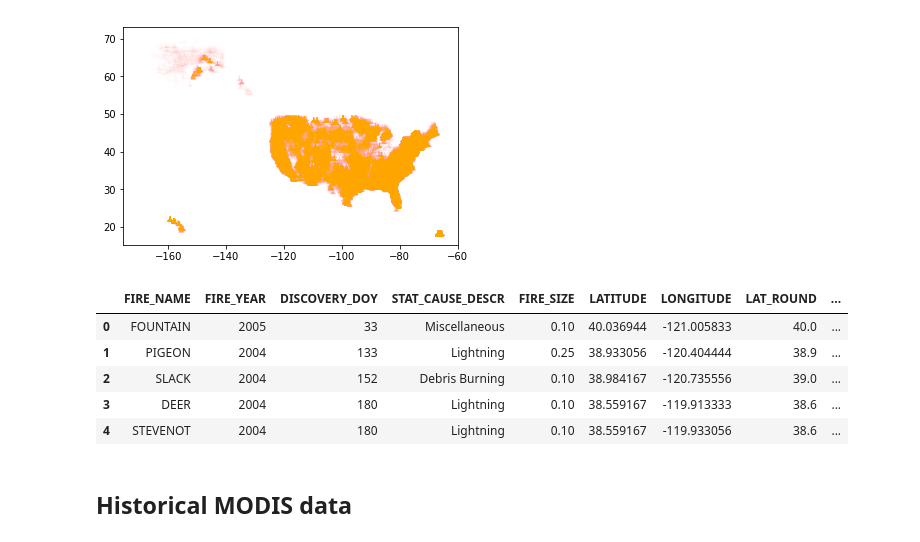
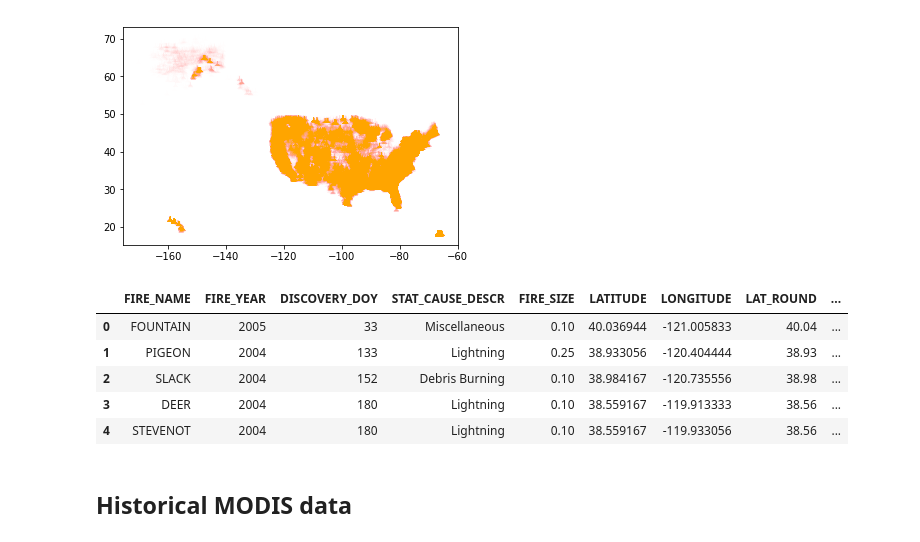
Before and after one commit to BloomTech-Labs/forest-fire-watch-ds, a Jupyter notebook: fires.ipynb, the cells around one changed output. Saved outputs shown, nothing was run; the diff lists cells and outputs as text; code cells hidden in the pictures.

```diff
--- a/fires.ipynb
+++ b/fires.ipynb
@@ -42,10 +43,15 @@ plt.show()
 # %% [output]
 [figure]
 # %%
-# generalizing lat/lon to combine datasets
+# generalizing lat/lon to two decimals to combine datasets
 
-df["LAT_ROUND"] = round(df["LATITUDE"], 1)
-df["LON_ROUND"] = round(df["LONGITUDE"], 1)
+df["LAT_ROUND"] = round(df["LATITUDE"], 2)
+df["LON_ROUND"] = round(df["LONGITUDE"], 2)
+# %%
+# lat/lon to 1 decimal place
+
+df["LAT_ROUND_1"] = round(df["LATITUDE"], 1)
+df["LON_ROUND_1"] = round(df["LONGITUDE"], 1)
 # %%
 # transform fire year and discovery day of year into tradtitional date format
 
@@ -65,15 +71,18 @@ def to_date(fire_dates):
 dates = to_date(fire_dates)
 # %%
 df["DATE"] = dates
-# %%
-df.head()
-# %% [output]
-|  | FIRE_NAME | FIRE_YEAR | DISCOVERY_DOY | STAT_CAUSE_DESCR | FIRE_SIZE | LATITUDE | LONGITUDE | LAT_ROUND | ... |
-| 0 | FOUNTAIN | 2005 | 33 | Miscellaneous | 0.10 | 40.036944 | -121.005833 | 40.0 | ... |
-| 1 | PIGEON | 2004 | 133 | Lightning | 0.25 | 38.933056 | -120.404444 | 38.9 | ... |
-| 2 | SLACK | 2004 | 152 | Debris Burning | 0.10 | 38.984167 | -120.735556 | 39.0 | ... |
-| 3 | DEER | 2004 | 180 | Lightning | 0.10 | 38.559167 | -119.913333 | 38.6 | ... |
-| 4 | STEVENOT | 2004 | 180 | Lightning | 0.10 | 38.559167 | -119.933056 | 38.6 | ... |
+# %%
+# adding month column
+
+df["MONTH"] = df["DATE"].dt.month
+df.head()
+# %% [output]
+|  | FIRE_NAME | FIRE_YEAR | DISCOVERY_DOY | STAT_CAUSE_DESCR | FIRE_SIZE | LATITUDE | LONGITUDE | LAT_ROUND | ... |
+| 0 | FOUNTAIN | 2005 | 33 | Miscellaneous | 0.10 | 40.036944 | -121.005833 | 40.04 | ... |
+| 1 | PIGEON | 2004 | 133 | Lightning | 0.25 | 38.933056 | -120.404444 | 38.93 | ... |
+| 2 | SLACK | 2004 | 152 | Debris Burning | 0.10 | 38.984167 | -120.735556 | 38.98 | ... |
+| 3 | DEER | 2004 | 180 | Lightning | 0.10 | 38.559167 | -119.913333 | 38.56 | ... |
+| 4 | STEVENOT | 2004 | 180 | Lightning | 0.10 | 38.559167 | -119.933056 | 38.56 | ... |
 # %% [markdown]
 ## Historical MODIS data
 # %%
```
Also changed, not shown: parts of 29 cells of this notebook.
